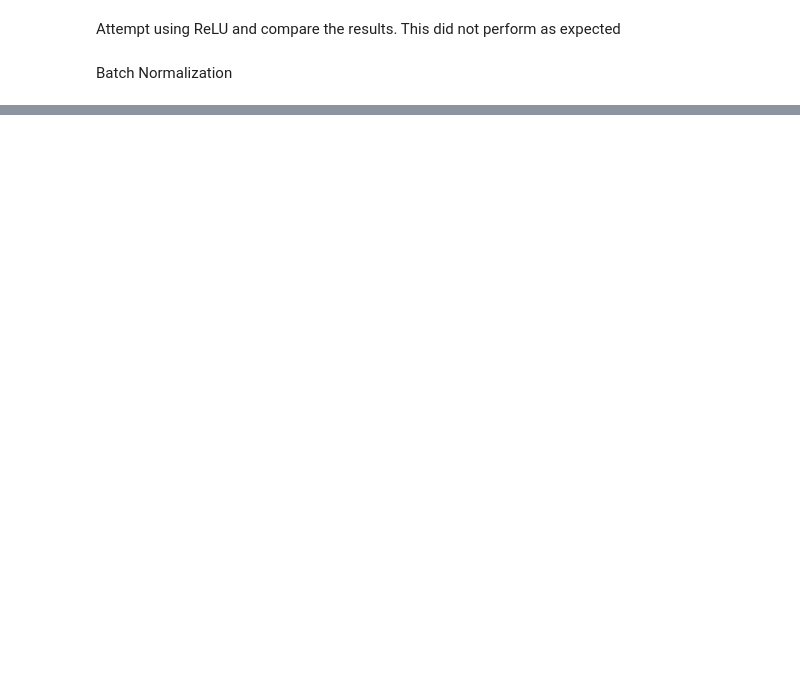
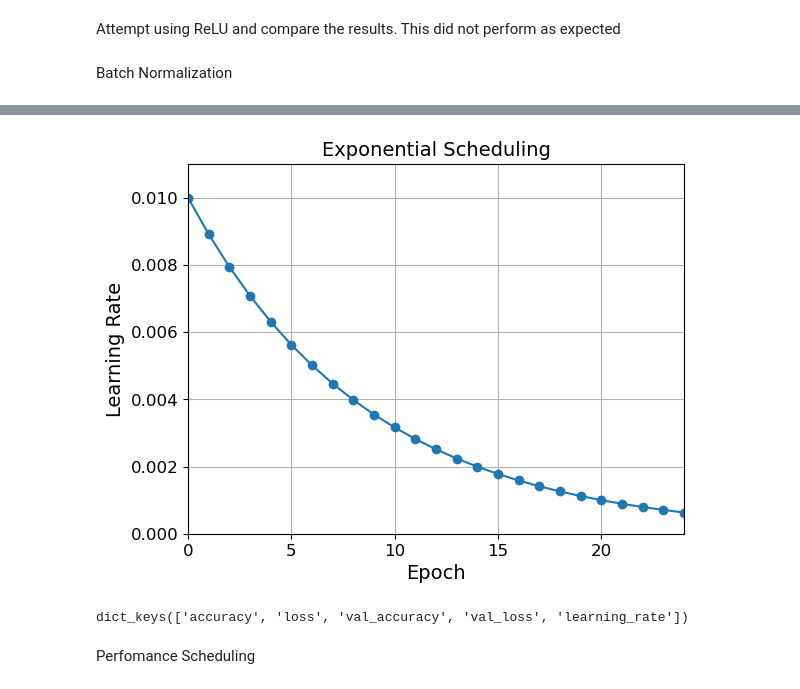
Before and after one commit to Clint-Os/Machine-Learning, a Jupyter notebook: Training Deep Neural Networks.ipynb, the cells around one changed output, grey strips where cells are left out. Drawn from its saved outputs; the diff is of its cells as text; code cells hidden in the pictures; blank space fills up the shorter version.

```diff
--- a/Training Deep Neural Networks.ipynb
+++ b/Training Deep Neural Networks.ipynb
@@ -276,0 +643,24 @@ Batch Normalization
+# %%
+def exponential_decay_fn(epoch):
+    return 0.01*0.1**(epoch/20)
+# %%
+def exponential_decay(lr0, s):
+    def exponential_decay_fn(epoch):
+        return lr0 * 0.1**(epoch/s)
+    return exponential_decay_fn
+
+exponential_decay_fn = exponential_decay(lr0=0.01, s=20)
+# %%
+model = keras.models.Sequential([
+    keras.layers.Flatten(input_shape=[28, 28]),
+    keras.layers.Dense(300, activation="selu", kernel_initializer="lecun_normal"),
+    keras.layers.Dense(100, activation="selu", kernel_initializer="lecun_normal"),
+    keras.layers.Dense(10, activation="softmax")
+])
+model.compile(loss="sparse_categorical_crossentropy", optimizer="nadam", metrics=["accuracy"])
+n_epochs = 25
+# %%
+lr_scheduler = keras.callbacks.LearningRateScheduler(exponential_decay_fn)
+history = model.fit(X_train_scaled, y_train, epochs=n_epochs,
+                    validation_data=(X_valid_scaled, y_valid),
+                    callbacks=[lr_scheduler])
@@ -276,0 +685,16 @@ Batch Normalization
+# %%
+plt.plot(history.epoch,history.history["learning_rate"], "o-")
+plt.axis([0, n_epochs-1, 0, 0.011])
+plt.xlabel("Epoch")
+plt.ylabel("Learning Rate")
+plt.title("Exponential Scheduling", fontsize=14)
+plt.grid(True)
+plt.show()
+# %% [output]
+[figure, added]
+# %%
+print(history.history.keys())
+# %% [output]
+dict_keys(['accuracy', 'loss', 'val_accuracy', 'val_loss', 'learning_rate'])
+# %% [markdown]
+Perfomance Scheduling
```
Also changed, not shown: parts of 85 cells of this notebook, 4 other files.
